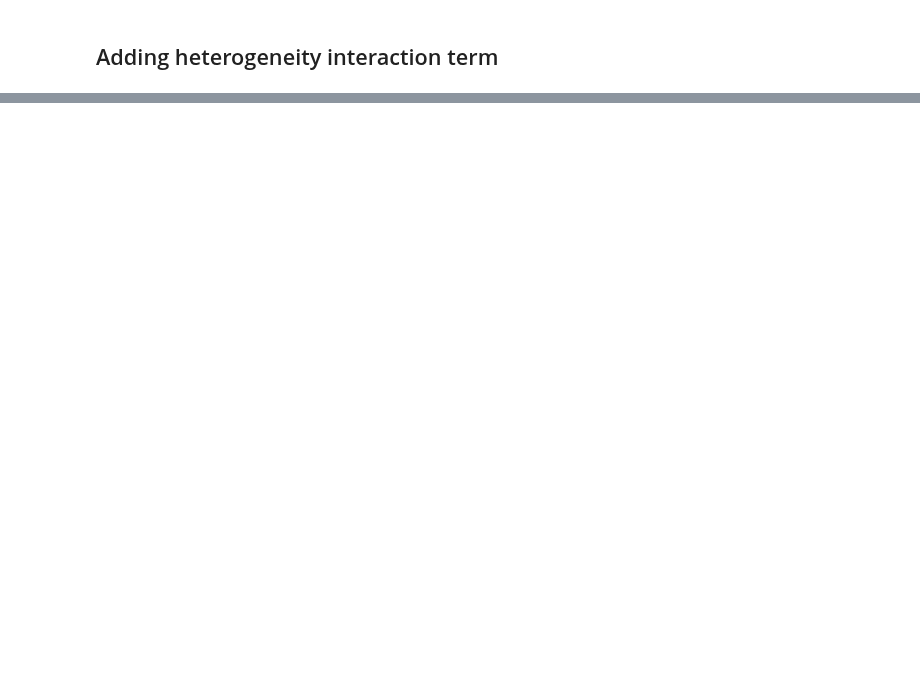
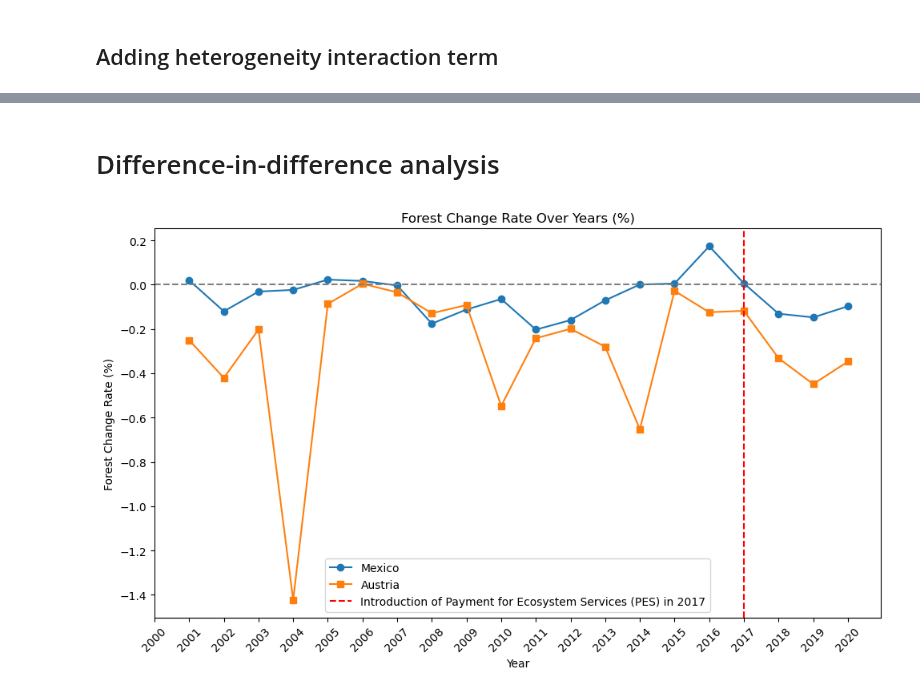
Before and after one commit to ZeliaDec/DataScience, a Jupyter notebook: Final_submission.ipynb, the cells around one changed output, grey strips where cells are left out. Drawn from its saved outputs; the diff is of its cells as text; code cells hidden in the pictures; blank space fills up the shorter version.

```diff
--- a/Final_submission.ipynb
+++ b/Final_submission.ipynb
@@ -684,3 +603,33 @@ P-value: 0.0000
 Distribution: F(91,1415)
 
 Included effects: Entity, Time
+# %% [markdown]
+# Difference-in-difference analysis
+# %%
+mexico_df = df[(df["country"] == "Mexico")][["year","forest"]]
+# Plot corn and forest data for Mexico in separate figures side by side without grid and with rotated x-ticks
+qatar_df = df[(df["country"] == "Austria")][["year","forest"]]
+# Calculate forest change rate (percentage change)
+mexico_df["forest_change_rate"] = mexico_df["forest"].pct_change() * 100
+qatar_df["forest_change_rate"] = qatar_df["forest"].pct_change() * 100
+
+# Plot forest change rate for both countries
+# Adding a vertical dashed line in 2017 to the existing plot
+plt.figure(figsize=(10, 6))
+plt.plot(mexico_df["year"], mexico_df["forest_change_rate"], label="Mexico", marker="o")
+plt.plot(qatar_df["year"], qatar_df["forest_change_rate"], label="Austria", marker="s")
+
+# Adding a vertical dashed line at 2017
+plt.axvline(x=2017, color="red", linestyle="--", label="Introduction of Payment for Ecosystem Services (PES) in 2017")
+
+# Adding labels, title, and legend
+plt.axhline(y=0, color="gray", linestyle="--")  # Zero change line for reference
+plt.xlabel("Year")
+plt.ylabel("Forest Change Rate (%)")
+plt.title("Forest Change Rate Over Years (%)")
+plt.xticks(mexico_df["year"], rotation=45)  # Rotate x-ticks for better visibility
+plt.legend()
+plt.tight_layout()
+plt.show()
+# %% [output]
+[figure, added]
```
Also changed, not shown: parts of 39 cells of this notebook.
